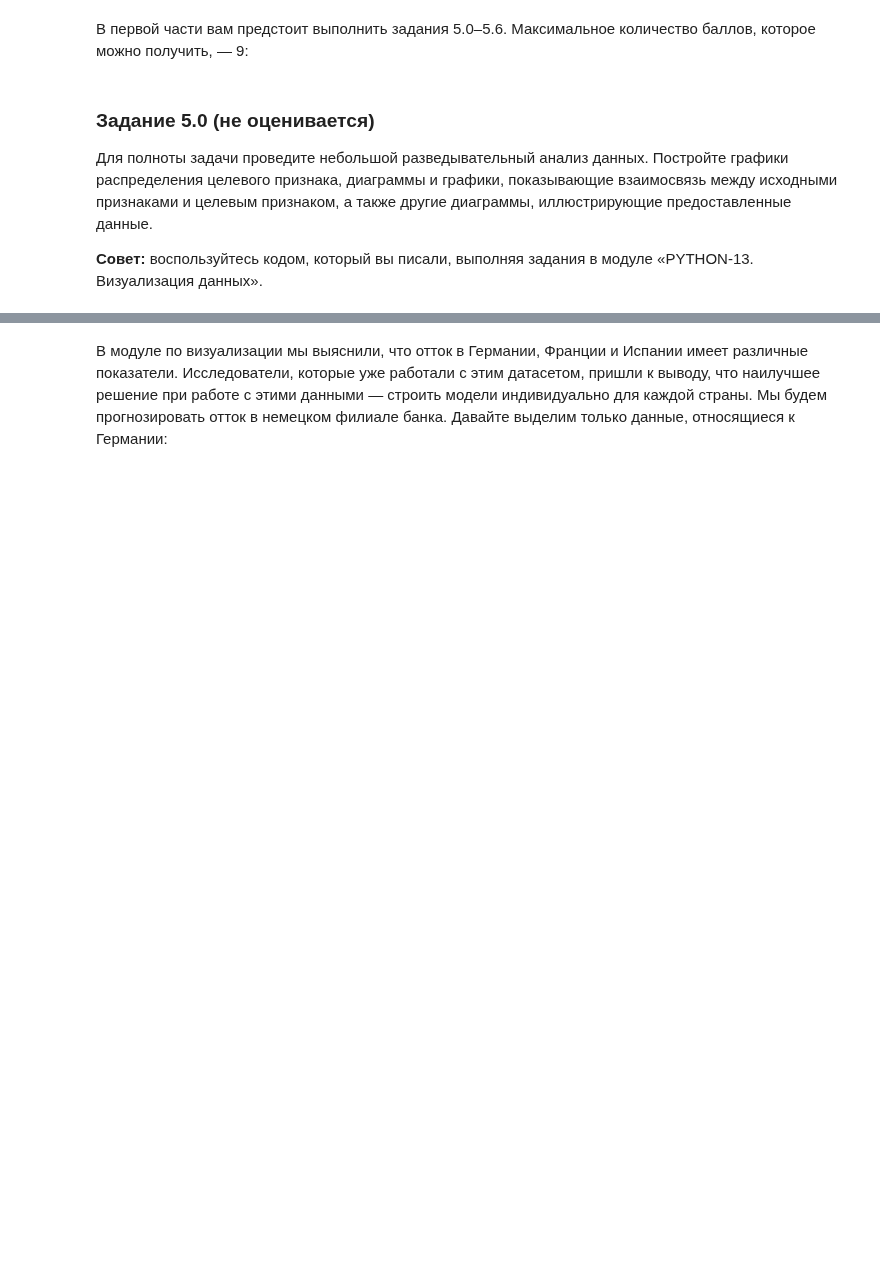
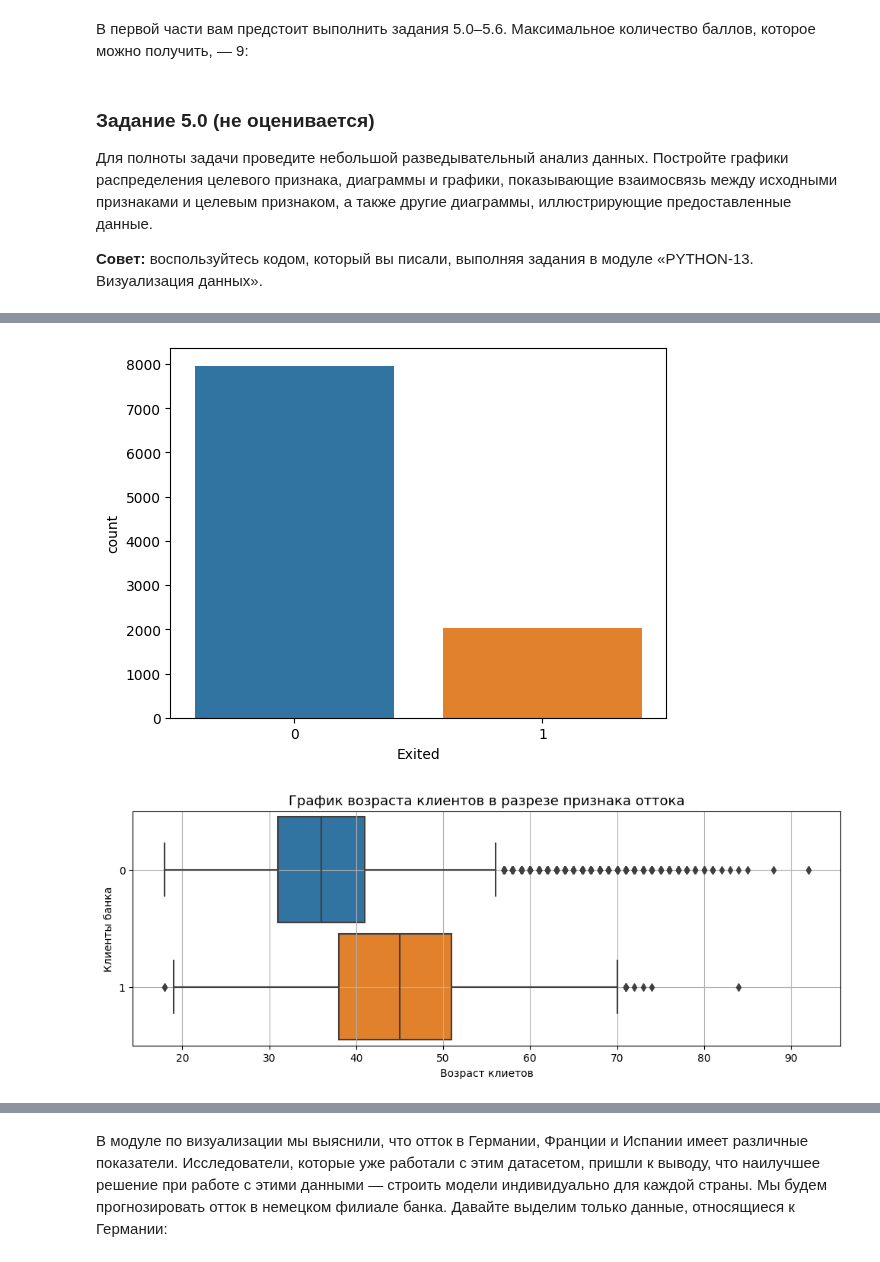
Before and after one commit to Dredox22/sf_data_science, a Jupyter notebook: SkillFactory/ML-3/ML-3._Практика._Ноутбук-шаблон.ipynb, the cells around one changed output, grey strips where cells are left out. Saved outputs shown, nothing was run; the diff lists cells and outputs as text; code cells hidden in the pictures; blank space fills up the shorter version.

```diff
--- a/SkillFactory/ML-3/ML-3._Практика._Ноутбук-шаблон.ipynb
+++ b/SkillFactory/ML-3/ML-3._Практика._Ноутбук-шаблон.ipynb
@@ -28,12 +28,15 @@ import numpy as np #для матричных вычислений
 import pandas as pd #для анализа и предобработки данных
 import matplotlib.pyplot as plt #для визуализации
 import seaborn as sns #для визуализации
+import plotly
+import plotly.express as px
 
 from sklearn import linear_model #линейные модели
 from sklearn import metrics #метрики
 from sklearn import model_selection #сплитование выборки
 from sklearn import preprocessing #предобработка данных
 %matplotlib inline
+plt.style.use('default')
 # %% [markdown]
 Итак, прочитаем нашу таблицу:
 # %%
@@ -60,0 +89,75 @@ churn_data.head()
+# %%
+# Посмотрим сколько ушедших и лояльных клиентов
+sns.countplot(data=churn_data, x='Exited')
+
+# Посмотрим зависимость оттока клиентов от возраста
+fig = plt.figure(figsize=(12, 4))
+boxplot = sns.boxplot(
+    data=churn_data,
+    y='Exited',
+    x='Age',
+    orient='h',
+    width=0.9
+)
+boxplot.set_title('График возраста клиентов в разрезе признака оттока', fontsize=13);
+boxplot.set_xlabel('Возраст клиетов');
+boxplot.set_ylabel('Клиенты банка');
+boxplot.grid()
+
+# Посмотрим зависимость оттока клипентов от баланса
+fig = plt.figure(figsize = (12,4))
+boxplot = sns.boxplot(
+    data = churn_data,
+    x = 'Balance',
+    y = 'Exited',
+    orient= 'h',
+    width=0.9
+)
+boxplot.set_title('Распределение баланса клиента в разрезе признака оттока')
+boxplot.set_xlabel('Баланс')
+boxplot.set_ylabel('Клиенты банка')
+boxplot.grid()
+
+# Посмотрим взаимосвязь оттока от кредитного рейтинга и его заработной платы
+exited = churn_data["Exited"].value_counts()
+fig = plt.figure(figsize=(12, 4))
+sns.scatterplot(
+    x='CreditScore',
+    y='EstimatedSalary',
+    data=churn_data,
+    palette='bright',
+    hue='Exited',
+)
+plt.title('Взаимосвязь кредитного рейтинга клиента и его предполагаемой зарплаты')
+plt.xlabel('Кредитный рейтинг клиента')
+plt.ylabel('Предполагаемая зарплата')
+
+#Посмотрим зависимость оттока клиентов от пола
+fig = plt.figure(figsize=(8, 2))
+barplot = sns.barplot(
+    data=churn_data,
+    x='Gender',
+    y='Exited'
+)
+barplot.set_title('Зависимость ушедших клиентов от пола')
+
+# Посмотрим зависимость оттока по странам
+country_loyalty = churn_data.groupby('Geography', as_index=False)['Exited'].mean()
+country_loyalty['Lost rate, %'] = country_loyalty['Exited'] * 100
+display(country_loyalty)
+
+fig = px.choropleth(
+    data_frame=country_loyalty,
+    locations="Geography",
+    locationmode = "country names",
+    color="Lost rate, %",
+    range_color=[0, 40],
+    title='Распределение оттока клиентов по странам',
+    scope='europe',
+    fitbounds='locations',
+    width=800,
+    height=800,
+    color_continuous_scale='Greens'
+)
+fig.show()
+# %% [output]
@@ -60,0 +168,2 @@ churn_data.head()
+[figure, added]
+[figure, added]
```
Also changed, not shown: parts of 14 cells of this notebook.
